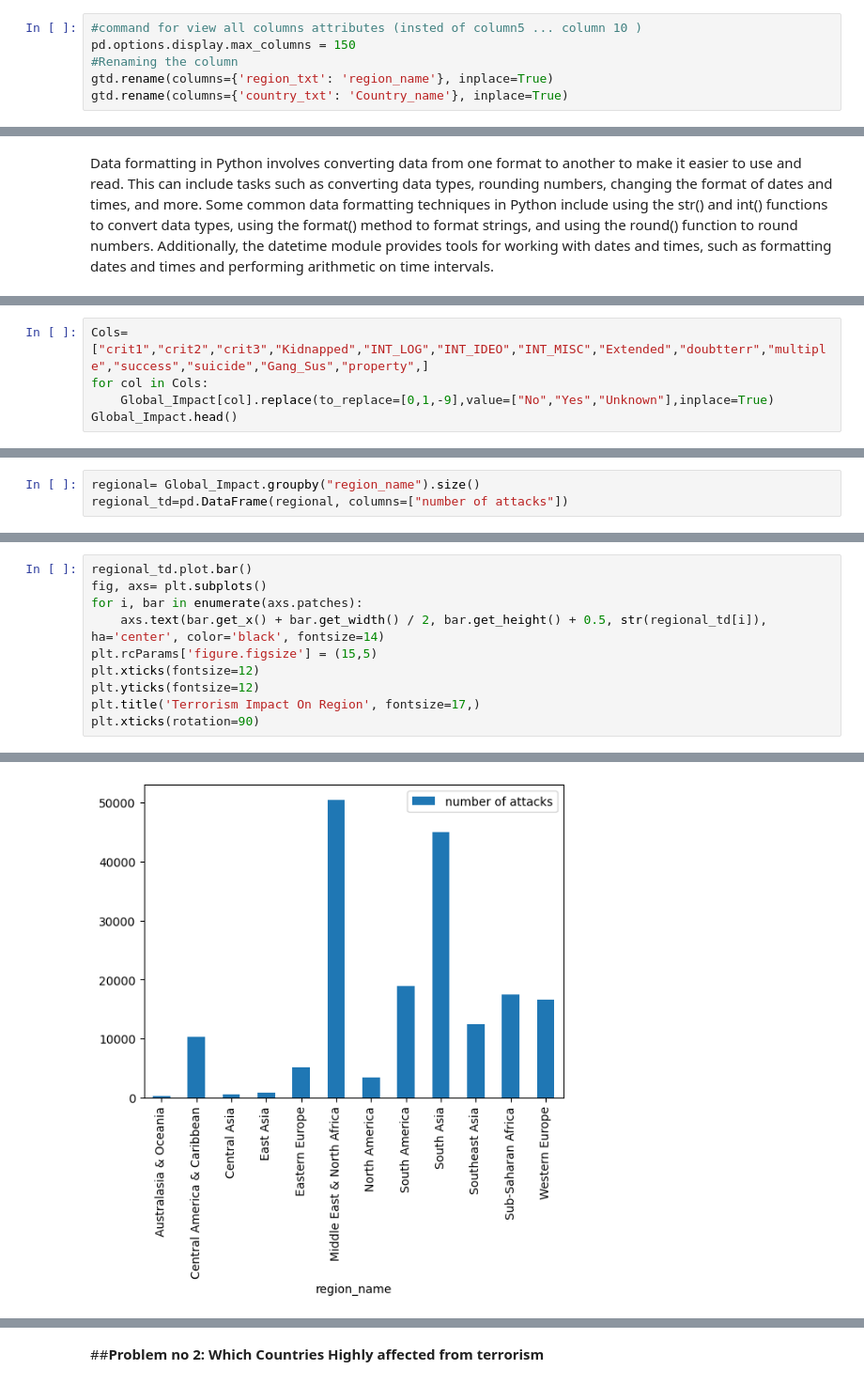
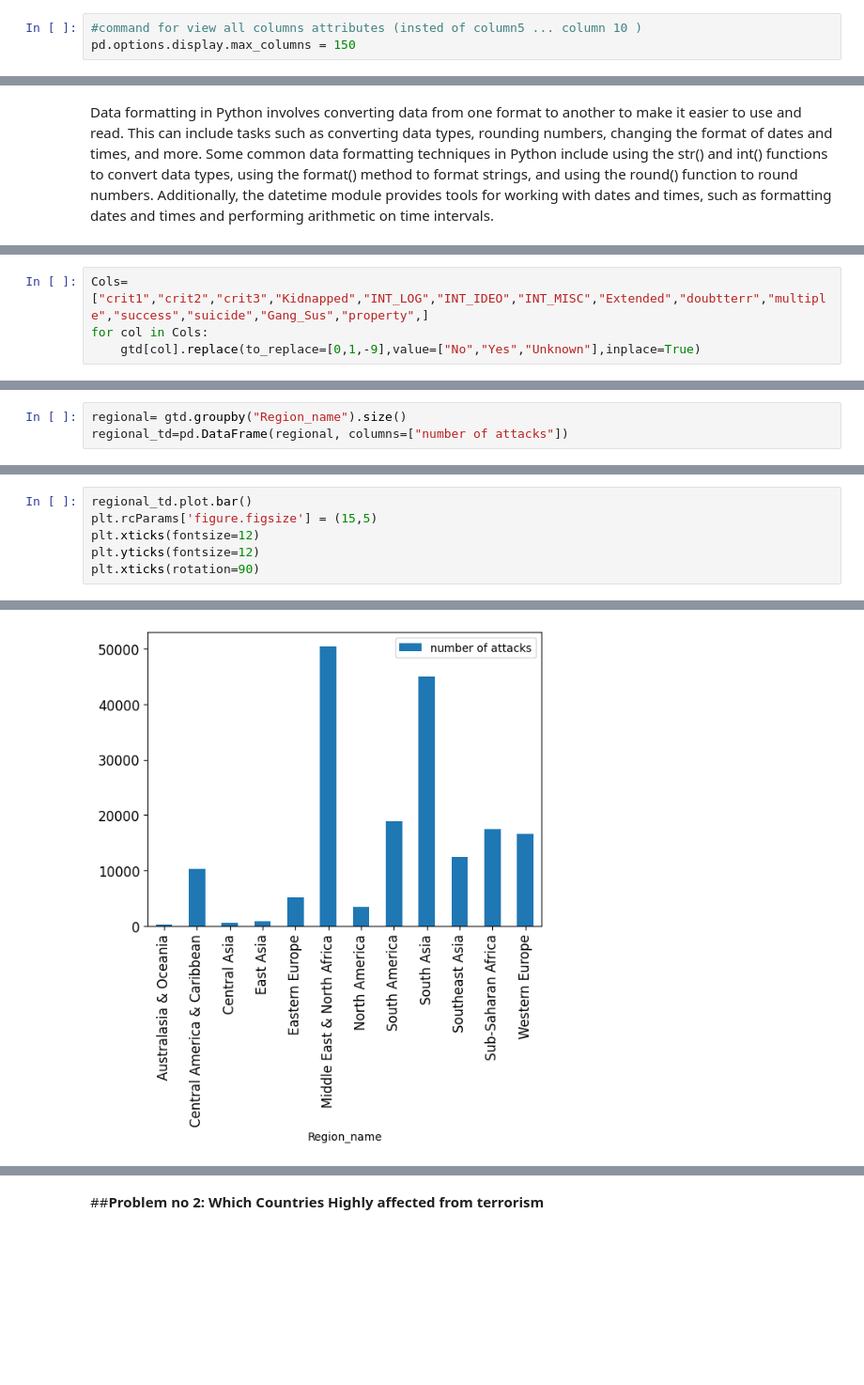
Before and after one commit to GauravDrive/CAPSTONE-PROJECT-almabetter, a Jupyter notebook: Capstone_project.ipynb, the cells around one changed output, grey strips where cells are left out. Shown at 94% size. Drawn from its saved outputs; the diff is of its cells as text; blank space fills up the shorter version.

```diff
--- a/Capstone_project.ipynb
+++ b/Capstone_project.ipynb
@@ -70,6 +131,3 @@ gtd= pd.read_csv(location, encoding = "ISO-8859-1")
 # %%
 #command for view all columns attributes (insted of column5 ... column 10 )
 pd.options.display.max_columns = 150
-#Renaming the column
-gtd.rename(columns={'region_txt': 'region_name'}, inplace=True)
-gtd.rename(columns={'country_txt': 'Country_name'}, inplace=True)
@@ -161,5 +341,4 @@ Global_Impact=gtd.rename(columns={"country_txt":"Country","region_txt":"Region",
 # %%
 Cols=["crit1","crit2","crit3","Kidnapped","INT_LOG","INT_IDEO","INT_MISC","Extended","doubtterr","multiple","success","suicide","Gang_Sus","property",]
 for col in Cols:
-    Global_Impact[col].replace(to_replace=[0,1,-9],value=["No","Yes","Unknown"],inplace=True)
-Global_Impact.head()
+    gtd[col].replace(to_replace=[0,1,-9],value=["No","Yes","Unknown"],inplace=True)
@@ -187,5 +367,5 @@ Which is 0% of total dataset
 # %%
-regional= Global_Impact.groupby("region_name").size()
+regional= gtd.groupby("Region_name").size()
 regional_td=pd.DataFrame(regional, columns=["number of attacks"])
 # %%
 regional_td.sort_values('number of attacks', ascending=False)
@@ -206,12 +386,8 @@ regional_td.sort_values('number of attacks', ascending=False)
 | Australasia & Oceania | 282 |
 # %%
 regional_td.plot.bar()
-fig, axs= plt.subplots()
-for i, bar in enumerate(axs.patches):
-    axs.text(bar.get_x() + bar.get_width() / 2, bar.get_height() + 0.5, str(regional_td[i]), ha='center', color='black', fontsize=14)
 plt.rcParams['figure.figsize'] = (15,5)
 plt.xticks(fontsize=12)
 plt.yticks(fontsize=12)
-plt.title('Terrorism Impact On Region', fontsize=17,)
 plt.xticks(rotation=90)
 # %% [output]
@@ -225 +407 @@ plt.xticks(rotation=90)
-[figure, old version]
+[figure, new version]
```
Also changed, not shown: parts of 167 cells of this notebook.
